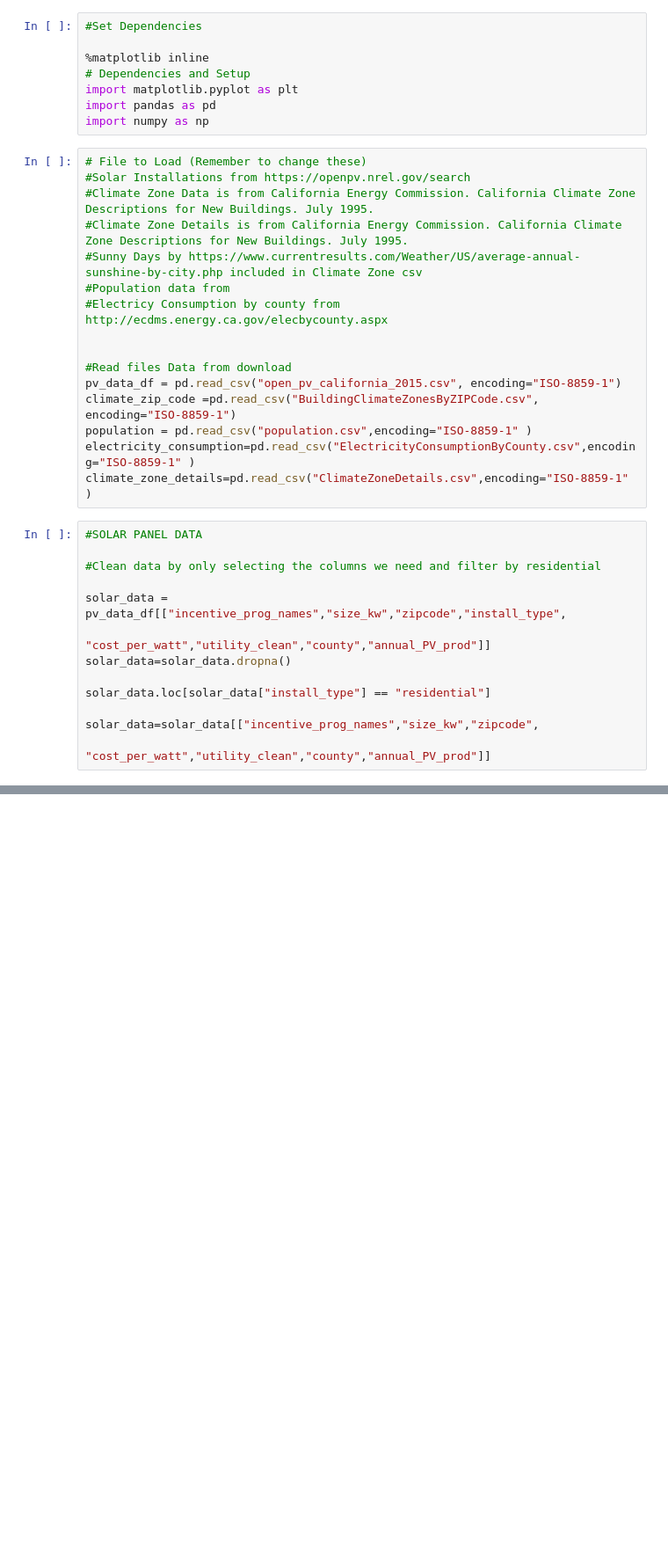
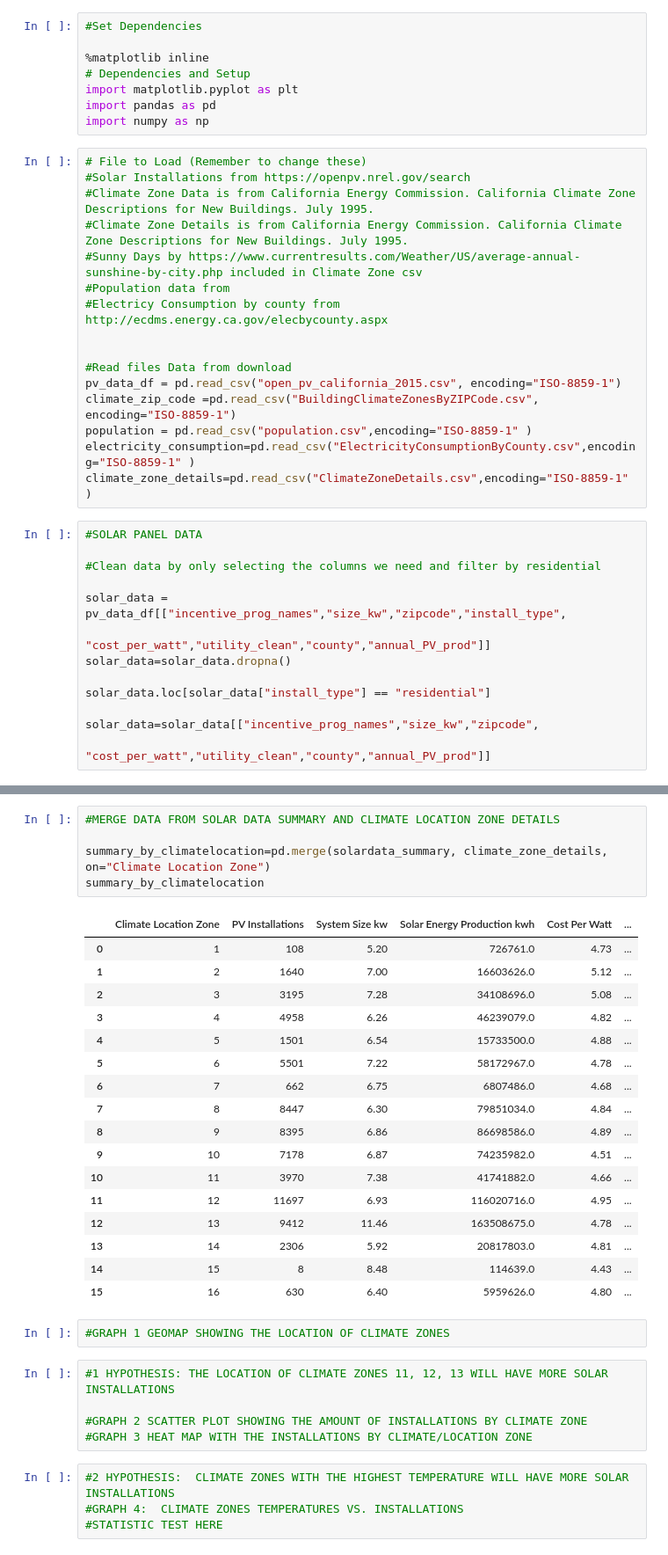
Before and after one commit to dylanmkaiser/Project1, a Jupyter notebook: open_pv_california_2015-V2.ipynb, the cells around one changed output, grey strips where cells are left out. Shown at 88% size. Saved outputs shown, nothing was run; the diff lists cells and outputs as text; blank space fills up the shorter version.

```diff
--- a/open_pv_california_2015-V2.ipynb
+++ b/open_pv_california_2015-V2.ipynb
@@ -126,0 +142,34 @@ climate_zone_details=
+# %%
+#MERGE DATA FROM SOLAR DATA SUMMARY AND CLIMATE LOCATION ZONE DETAILS
+
+summary_by_climatelocation=pd.merge(solardata_summary, climate_zone_details, on="Climate Location Zone")
+summary_by_climatelocation
+# %% [output]
+|  | Climate Location Zone | PV Installations | System Size kw | Solar Energy Production kwh | Cost Per Watt | ... |
+| 0 | 1 | 108 | 5.20 | 726761.0 | 4.73 | ... |
+| 1 | 2 | 1640 | 7.00 | 16603626.0 | 5.12 | ... |
+| 2 | 3 | 3195 | 7.28 | 34108696.0 | 5.08 | ... |
+| 3 | 4 | 4958 | 6.26 | 46239079.0 | 4.82 | ... |
+| 4 | 5 | 1501 | 6.54 | 15733500.0 | 4.88 | ... |
+| 5 | 6 | 5501 | 7.22 | 58172967.0 | 4.78 | ... |
+| 6 | 7 | 662 | 6.75 | 6807486.0 | 4.68 | ... |
+| 7 | 8 | 8447 | 6.30 | 79851034.0 | 4.84 | ... |
+| 8 | 9 | 8395 | 6.86 | 86698586.0 | 4.89 | ... |
+| 9 | 10 | 7178 | 6.87 | 74235982.0 | 4.51 | ... |
+| 10 | 11 | 3970 | 7.38 | 41741882.0 | 4.66 | ... |
+| 11 | 12 | 11697 | 6.93 | 116020716.0 | 4.95 | ... |
+| 12 | 13 | 9412 | 11.46 | 163508675.0 | 4.78 | ... |
+| 13 | 14 | 2306 | 5.92 | 20817803.0 | 4.81 | ... |
+| 14 | 15 | 8 | 8.48 | 114639.0 | 4.43 | ... |
+| 15 | 16 | 630 | 6.40 | 5959626.0 | 4.80 | ... |
+# %%
+#GRAPH 1 GEOMAP SHOWING THE LOCATION OF CLIMATE ZONES
+# %%
+#1 HYPOTHESIS: THE LOCATION OF CLIMATE ZONES 11, 12, 13 WILL HAVE MORE SOLAR INSTALLATIONS
+
+#GRAPH 2 SCATTER PLOT SHOWING THE AMOUNT OF INSTALLATIONS BY CLIMATE ZONE
+#GRAPH 3 HEAT MAP WITH THE INSTALLATIONS BY CLIMATE/LOCATION ZONE
+# %%
+#2 HYPOTHESIS:  CLIMATE ZONES WITH THE HIGHEST TEMPERATURE WILL HAVE MORE SOLAR INSTALLATIONS
+#GRAPH 4:  CLIMATE ZONES TEMPERATURES VS. INSTALLATIONS
+#STATISTIC TEST HERE
```
Also changed, not shown: parts of 6 cells of this notebook.
